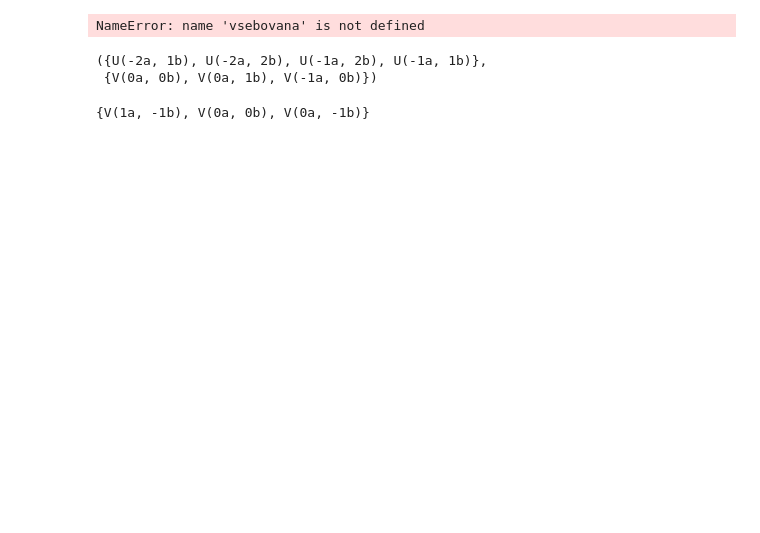
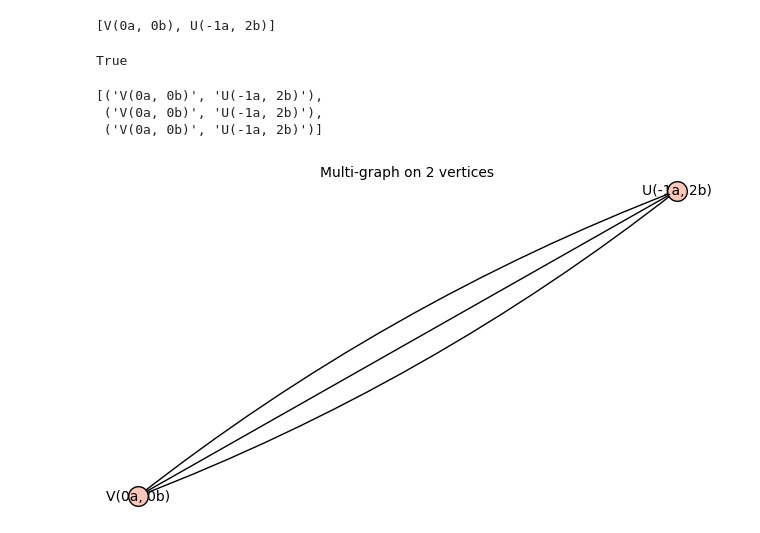
Before and after one commit to TomasRode/Nanotori, a Jupyter notebook: Nanotori.ipynb, the cells around one changed output. Cells and saved outputs as stored; diff of their text form; code cells hidden in the pictures; blank space fills up the shorter version.

```diff
--- a/Nanotori.ipynb
+++ b/Nanotori.ipynb
@@ -239,17 +232,29 @@ def graf(k,l,m,n):
-# %%
-s = V(0,0)
-P = paralelogram(-1,1,0,1)
-vsebovana(s, P)
-# %% [output]
-NameError: name 'vsebovana' is not defined
-# %%
-paralelogram(-2,0,0,2) # ne vsebuje tocke V(-1,1)
-#s.contains_points([V(-1,1).koordinate()], radius = 1e-2)
-# %% [output]
-({U(-2a, 1b), U(-2a, 2b), U(-1a, 2b), U(-1a, 1b)},
- {V(0a, 0b), V(0a, 1b), V(-1a, 0b)})
+# %%
+u, v = vozlisca_na_torusu(-1,1,0,1)
+vozlisca = union(u, v)
+vozlisca
+# %% [output]
+[V(0a, 0b), U(-1a, 2b)]
+# %%
+tocka = V(0,0)
+k,l,m,n = -1,1,0,1
+sosedi = tocka.sosedi()
+povezave = []
+sosed = sosedi.pop()
+sosed = U(0,0)
+sosed_kl = sosed.premakni(k, l)
+sosed_mn = sosed.premakni(m, n)
+sosed_klmn = sosed.premakni(k + m, l + n)
+sosed_klmn in vozlisca
+# %% [output]
+True
 # %%
-V(-1,1).koordinate()
-U(0,0).sosedi()
+povezave_na_torusu(-1,1,0,1)
 # %% [output]
-{V(1a, -1b), V(0a, 0b), V(0a, -1b)}
+[('V(0a, 0b)', 'U(-1a, 2b)'),
+ ('V(0a, 0b)', 'U(-1a, 2b)'),
+ ('V(0a, 0b)', 'U(-1a, 2b)')]
+# %%
+Graph(povezave_na_torusu(-1,1,0,1), multiedges = True)
+# %% [output]
+[figure, added]
```
Also changed, not shown: parts of 1 cell of this notebook.
